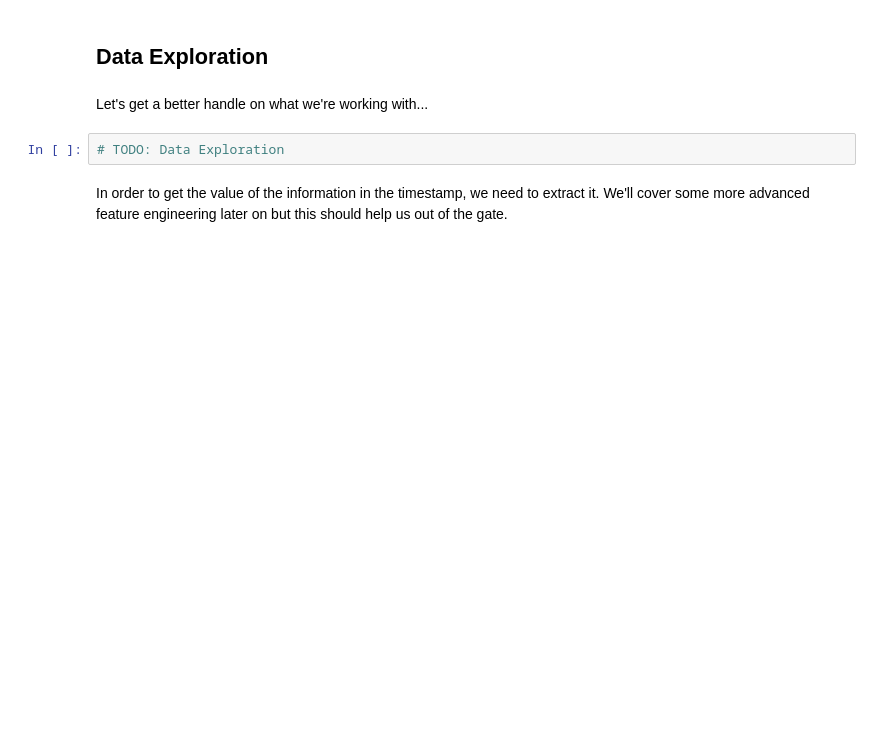
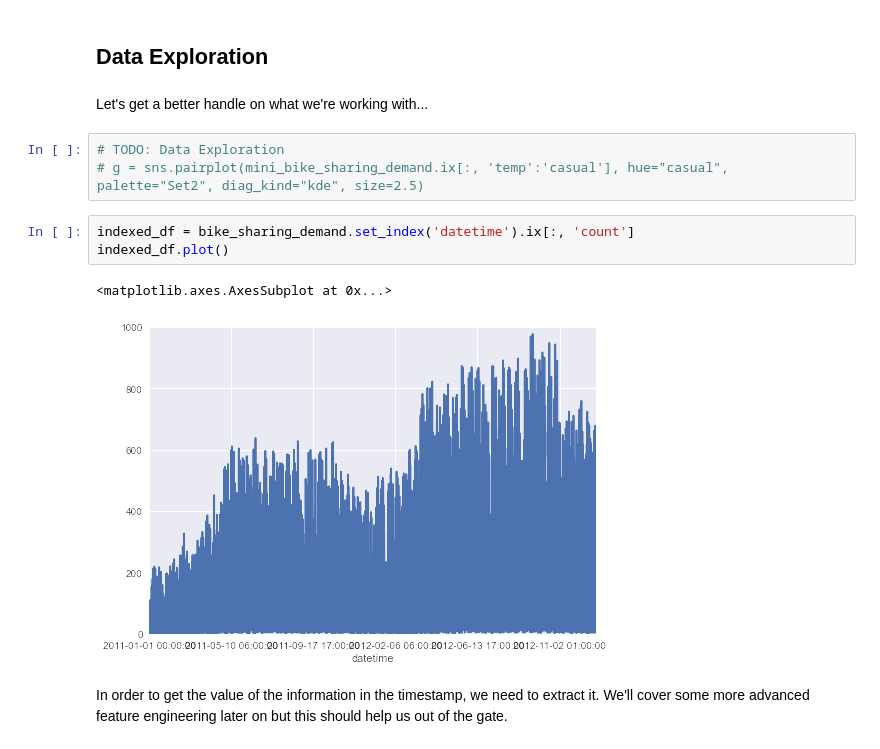
Before and after one commit to satishkt/w207_bike_share, a Jupyter notebook: model-walkthrough.ipynb, the cells around one changed output. Drawn from its saved outputs; the diff is of its cells as text; blank space fills up the shorter version.

```diff
--- a/model-walkthrough.ipynb
+++ b/model-walkthrough.ipynb
@@ -60,8 +80,15 @@ dtype: object
 ## Data Exploration
 # %% [markdown]
 Let's get a better handle on what we're working with...
-# %%
-# TODO: Data Exploration
+# %%
+# TODO: Data Exploration
+# g = sns.pairplot(mini_bike_sharing_demand.ix[:, 'temp':'casual'], hue="casual", palette="Set2", diag_kind="kde", size=2.5)
+# %%
+indexed_df = bike_sharing_demand.set_index('datetime').ix[:, 'count']
+indexed_df.plot()
+# %% [output]
+<matplotlib.axes.AxesSubplot at 0x...>
+[figure, added]
 # %% [markdown]
 In order to get the value of the information in the timestamp, we need to extract it. We'll cover some more advanced feature engineering later on but this should help us out of the gate.
 # %%
```
Also changed, not shown: parts of 22 cells of this notebook.
